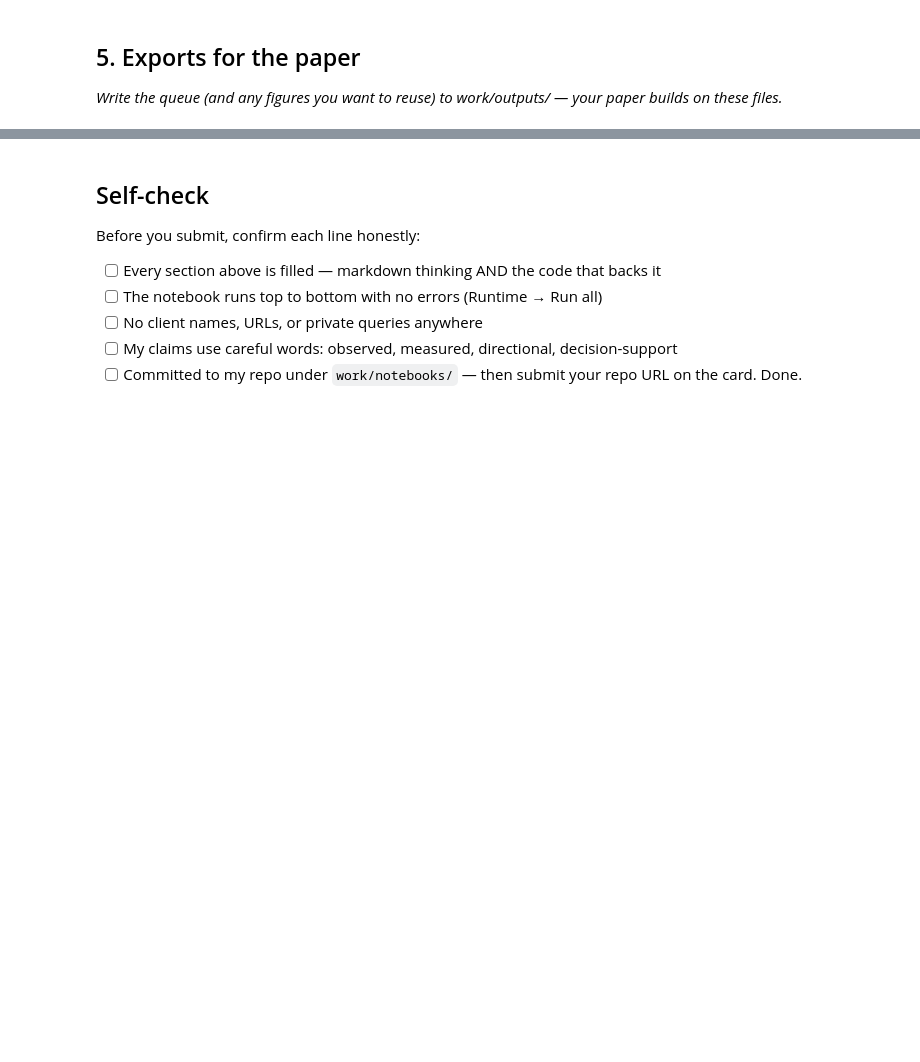
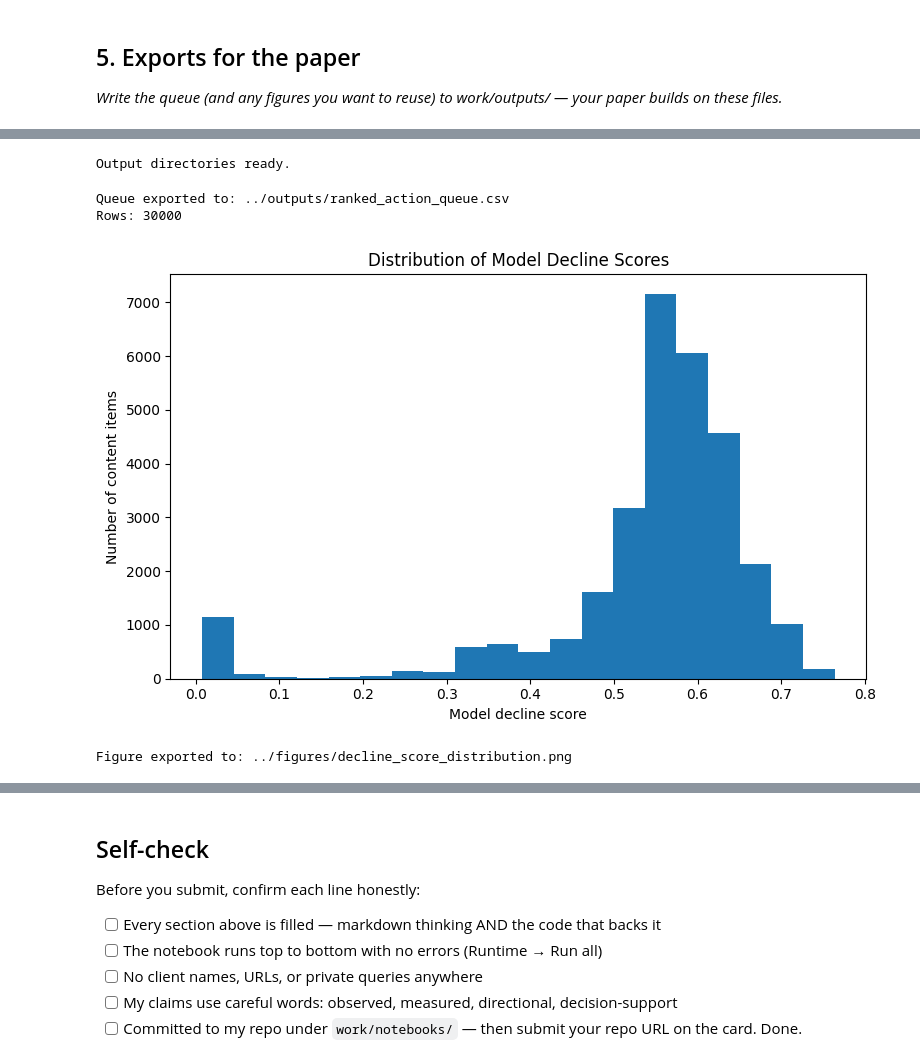
Before and after one commit to tabassumrafiq/flyrank-ml-internship, a Jupyter notebook: work/notebooks/w07_action_playbook.ipynb, the cells around one changed output, grey strips where cells are left out. Saved outputs shown, nothing was run; the diff lists cells and outputs as text; code cells hidden in the pictures; blank space fills up the shorter version.

```diff
--- a/work/notebooks/w07_action_playbook.ipynb
+++ b/work/notebooks/w07_action_playbook.ipynb
@@ -28,0 +340,55 @@ This skeleton is yours to fill. Work the sections **in order** — each one has
+# %%
+# Create output and figure directories
+
+outputs_dir = Path("../outputs")
+figures_dir = Path("../figures")
+
+outputs_dir.mkdir(parents=True, exist_ok=True)
+figures_dir.mkdir(parents=True, exist_ok=True)
+
+print("Output directories ready.")
+# %% [output]
+Output directories ready.
+# %%
+queue_path = outputs_dir / "ranked_action_queue.csv"
+
+ranked_queue.to_csv(
+    queue_path,
+    index=False
+)
+
+print("Queue exported to:", queue_path)
+print("Rows:", len(ranked_queue))
+# %% [output]
+Queue exported to: ../outputs/ranked_action_queue.csv
+Rows: 30000
+# %%
+import matplotlib.pyplot as plt
+
+plt.figure(figsize=(8, 5))
+
+plt.hist(
+    data["decline_score"],
+    bins=20
+)
+
+plt.xlabel("Model decline score")
+plt.ylabel("Number of content items")
+plt.title("Distribution of Model Decline Scores")
+
+plt.tight_layout()
+
+figure_path = figures_dir / "decline_score_distribution.png"
+
+plt.savefig(
+    figure_path,
+    dpi=150,
+    bbox_inches="tight"
+)
+
+plt.show()
+
+print("Figure exported to:", figure_path)
+# %% [output]
+[figure, added]
+Figure exported to: ../figures/decline_score_distribution.png
```
Also changed, not shown: parts of 13 cells of this notebook.
